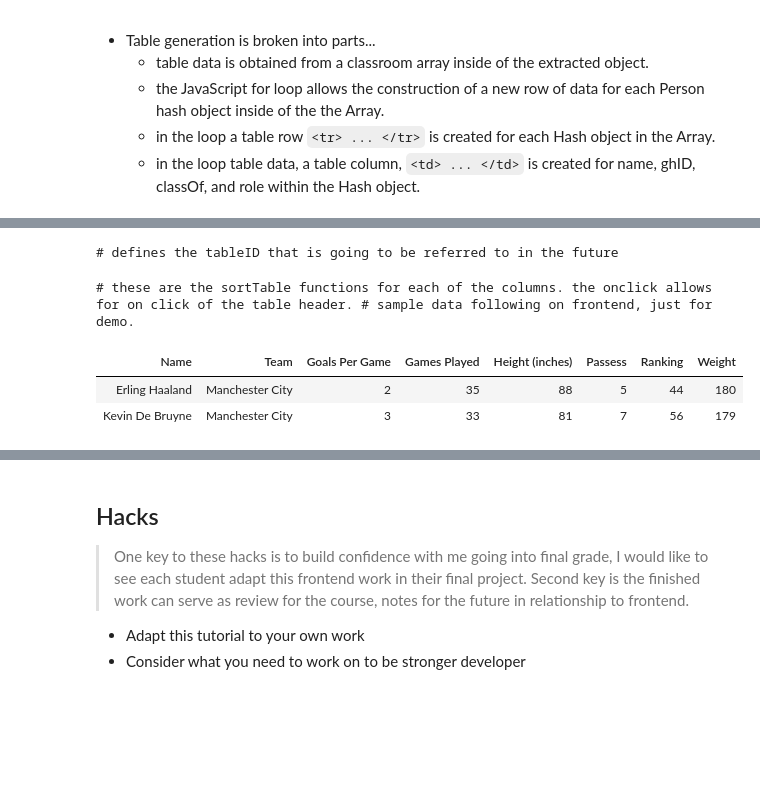
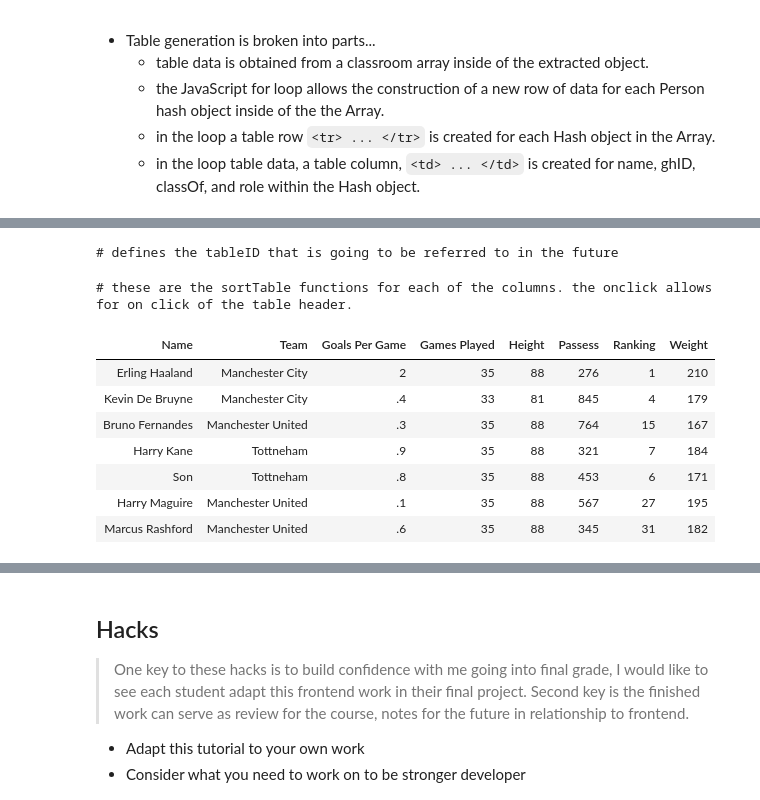
Before and after one commit to vardaansinha/devops, a Jupyter notebook: _notebooks/2022-09-19-PBL-javascript_tutorial.ipynb, the cells around one changed output, grey strips where cells are left out. Cells and saved outputs as stored; diff of their text form; code cells hidden in the pictures; blank space fills up the shorter version.

```diff
--- a/_notebooks/2022-09-19-PBL-javascript_tutorial.ipynb
+++ b/_notebooks/2022-09-19-PBL-javascript_tutorial.ipynb
@@ -411,33 +416,82 @@ This code extracts JSON text from HTML, that was placed in DOM in an earlier Jav
         <th onclick="sortTable('team')">Team</th>
         <th onclick="sortTable('goals per game')">Goals Per Game</th>
         <th onclick="sortTable('games played')">Games Played</th>
-        <th onclick="sortTable('height')">Height (inches)</th>
+        <th onclick="sortTable('height')">Height</th>
         <th onclick="sortTable('passes')">Passess</th>
         <th onclick="sortTable('ranking')">Ranking</th>
         <th onclick="sortTable('weight')">Weight</th>
       </tr>
     </thead>
     <tbody>
-   # sample data following on frontend, just for demo.
       <tr>
         <td>Erling Haaland</td>
         <td>Manchester City</td>
         <td>2</td>
         <td>35</td>
         <td>88</td>
-        <td>5</td>
-        <td>44</td>
-        <td>180</td>
+        <td>276</td>
+        <td>1</td>
+        <td>210</td>
       </tr>
       <tr>
         <td>Kevin De Bruyne</td>
         <td>Manchester City</td>
-        <td>3</td>
+        <td>.4</td>
         <td>33</td>
         <td>81</td>
+        <td>845</td>
+        <td>4</td>
+        <td>179</td>
+      </tr>
+     <tr>
+        <td>Bruno Fernandes</td>
+        <td>Manchester United</td>
+        <td>.3</td>
+        <td>35</td>
+        <td>88</td>
+        <td>764</td>
+        <td>15</td>
+        <td>167</td>
+      </tr>
+     <tr>
+        <td>Harry Kane</td>
+        <td>Tottneham</td>
+        <td>.9</td>
+        <td>35</td>
+        <td>88</td>
+        <td>321</td>
         <td>7</td>
-        <td>56</td>
-        <td>179</td>
+        <td>184</td>
+      </tr>
+    <tr>
+        <td>Son</td>
+        <td>Tottneham</td>
+        <td>.8</td>
+        <td>35</td>
+        <td>88</td>
+        <td>453</td>
+        <td>6</td>
+        <td>171</td>
+      </tr>
+    <tr>
+        <td>Harry Maguire</td>
+        <td>Manchester United</td>
+        <td>.1</td>
+        <td>35</td>
+        <td>88</td>
+        <td>567</td>
+        <td>27</td>
+        <td>195</td>
+      </tr>
+    <tr>
+        <td>Marcus Rashford</td>
+        <td>Manchester United</td>
+        <td>.6</td>
+        <td>35</td>
+        <td>88</td>
+        <td>345</td>
+        <td>31</td>
+        <td>182</td>
       </tr>
   </table>
 
@@ -459,39 +513,45 @@ function sortTable(columnName) {
   const rows = Array.from(table.tBodies[0].getElementsByTagName('tr'));
   const headerRow = table.getElementsByTagName('thead')[0].getElementsByTagName('tr')[0];
   const isAscending = !headerRow.classList.contains('asc');
+    // This code will make sure that the asc class will dec
       // this is a very important line - the asc class helps the function decide whether or not the column is going to be sorted in increasing order or decreasing order.
 
      rows.sort((rowA, rowB) => {
     let cellA = rowA.querySelector(`td:nth-child(${getColumnIndex(columnName)})`).innerText;
     let cellB = rowB.querySelector(`td:nth-child(${getColumnIndex(columnName)})`).innerText;
     // the nth-child selector is different from normal JS arrays, these have an index starting at 1 rather than 0
     // the rows are sorted based on the column. getColumnIndex is used to get the index of the column.
 
     if (columnName.toLowerCase() === 'name' || columnName.toLowerCase() === 'team') {
       return isAscending ? cellA.localeCompare(cellB, undefined, { sensitivity: 'base' }) : cellB.localeCompare(cellA, undefined, { sensitivity: 'base' });
     }
 
 
     // Convert the cell values to numbers
 
       cellA = parseInt(cellA);
       cellB = parseInt(cellB);
 
 
     return isAscending ? cellA - cellB : cellB - cellA;
   });
   // The code that follows: Will add the cell values into their sepecified table.
   rows.forEach(row => table.tBodies[0].appendChild(row));
   headerRow.classList.toggle('asc');
 }
 
   </script>
 # %% [output]
 # defines the tableID that is going to be referred to in the future
-# these are the sortTable functions for each of the columns. the onclick allows for on click of the table header. # sample data following on frontend, just for demo.
+# these are the sortTable functions for each of the columns. the onclick allows for on click of the table header.
-| Name | Team | Goals Per Game | Games Played | Height (inches) | Passess | Ranking | Weight |
-| Erling Haaland | Manchester City | 2 | 35 | 88 | 5 | 44 | 180 |
-| Kevin De Bruyne | Manchester City | 3 | 33 | 81 | 7 | 56 | 179 |
+| Name | Team | Goals Per Game | Games Played | Height | Passess | Ranking | Weight |
+| Erling Haaland | Manchester City | 2 | 35 | 88 | 276 | 1 | 210 |
+| Kevin De Bruyne | Manchester City | .4 | 33 | 81 | 845 | 4 | 179 |
+| Bruno Fernandes | Manchester United | .3 | 35 | 88 | 764 | 15 | 167 |
+| Harry Kane | Tottneham | .9 | 35 | 88 | 321 | 7 | 184 |
+| Son | Tottneham | .8 | 35 | 88 | 453 | 6 | 171 |
+| Harry Maguire | Manchester United | .1 | 35 | 88 | 567 | 27 | 195 |
+| Marcus Rashford | Manchester United | .6 | 35 | 88 | 345 | 31 | 182 |
 # %%
 %%html
 <!-- load jQuery and tablesorter scripts -->
```
Also changed, not shown: parts of 2 cells of this notebook, 1 other file.
